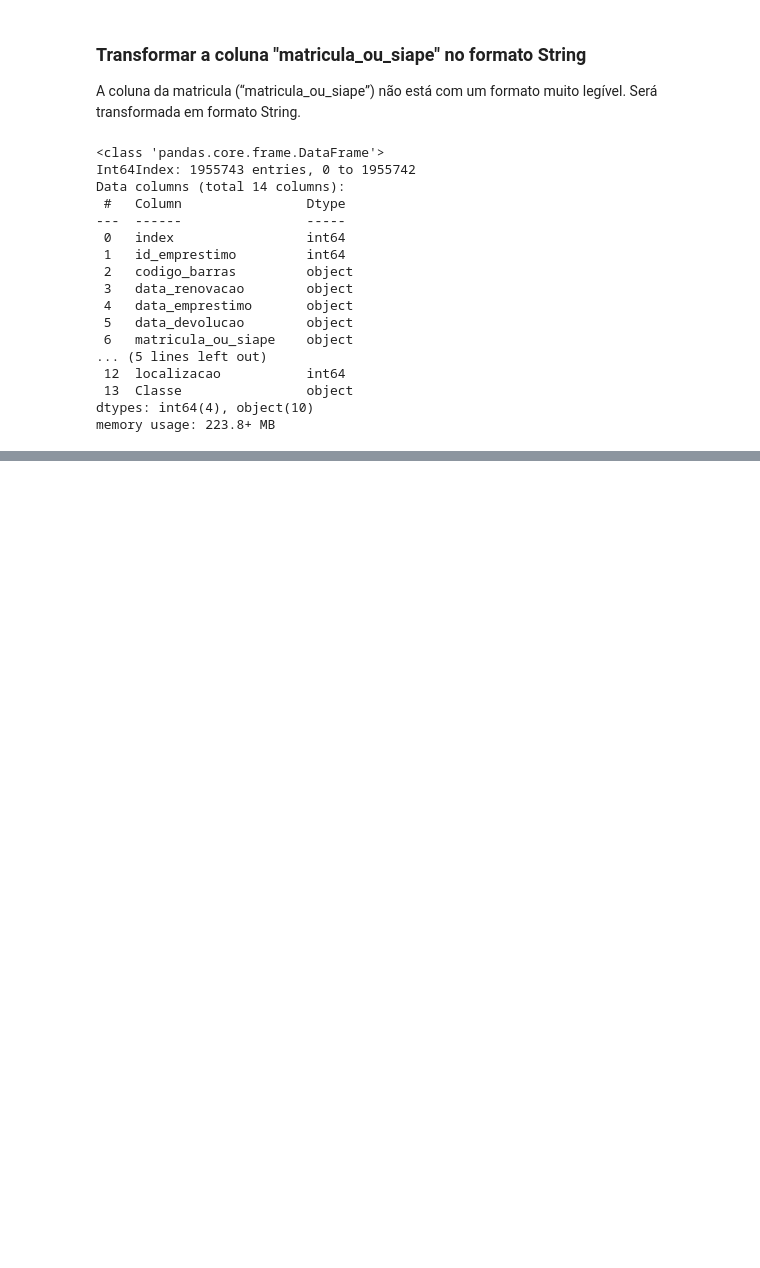
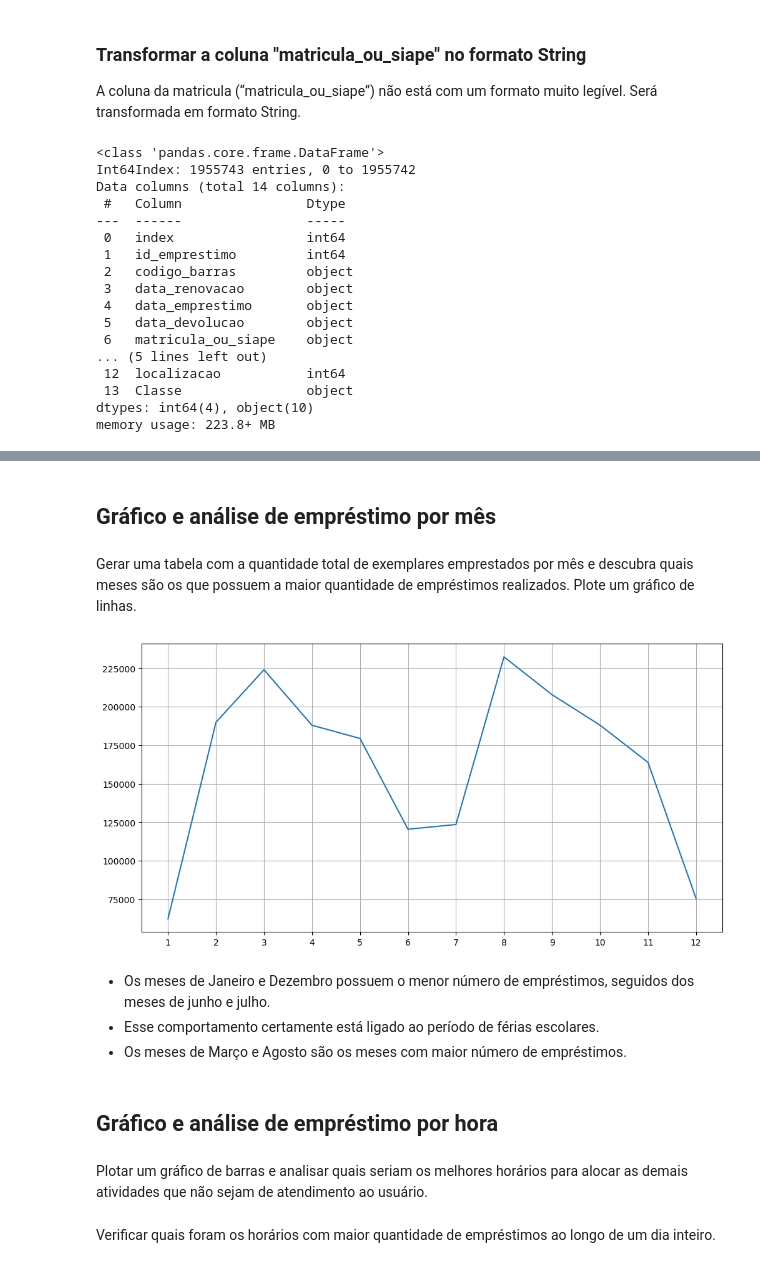
Before and after one commit to avellar1975/7DaysOfCode, a Jupyter notebook: 7DaysOfCode.ipynb, the cells around one changed output, grey strips where cells are left out. Saved outputs shown, nothing was run; the diff lists cells and outputs as text; code cells hidden in the pictures; blank space fills up the shorter version.

```diff
--- a/7DaysOfCode.ipynb
+++ b/7DaysOfCode.ipynb
@@ -371,0 +427,27 @@ df_1
+# %% [markdown]
+## Gráfico e análise de empréstimo por mês
+# %% [markdown]
+Gerar uma tabela com a quantidade total de exemplares emprestados por mês e descubra quais meses são os que possuem a maior quantidade de empréstimos realizados. Plote um gráfico de linhas.
+# %%
+df_1['mes_emprestimo'] = df_1['data_emprestimo'].dt.month
+# %%
+grafico_groupby_mes = df_1.groupby(by=["mes_emprestimo"], dropna=False).count()
+# %%
+fig, ax = plt.subplots(figsize=(12,6))
+ax.plot(grafico_groupby_mes['id_emprestimo'])
+ax.set_xticks(grafico_groupby_mes.index)
+plt.grid(True)
+plt.xticks(rotation = 0)
+plt.show()
+# %% [output]
+[figure, added]
+# %% [markdown]
+* Os meses de Janeiro e Dezembro possuem o menor número de empréstimos, seguidos dos meses de junho e julho.
+* Esse comportamento certamente está ligado ao período de férias escolares.
+* Os meses de Março e Agosto são os meses com maior número de empréstimos.
+# %% [markdown]
+## Gráfico e análise de empréstimo por hora
+# %% [markdown]
+Plotar um gráfico de barras e analisar quais seriam os melhores horários para alocar as demais atividades que não sejam de atendimento ao usuário.
+# %% [markdown]
+Verificar quais foram os horários com maior quantidade de empréstimos ao longo de um dia inteiro.
```
Also changed, not shown: parts of 22 cells of this notebook.
